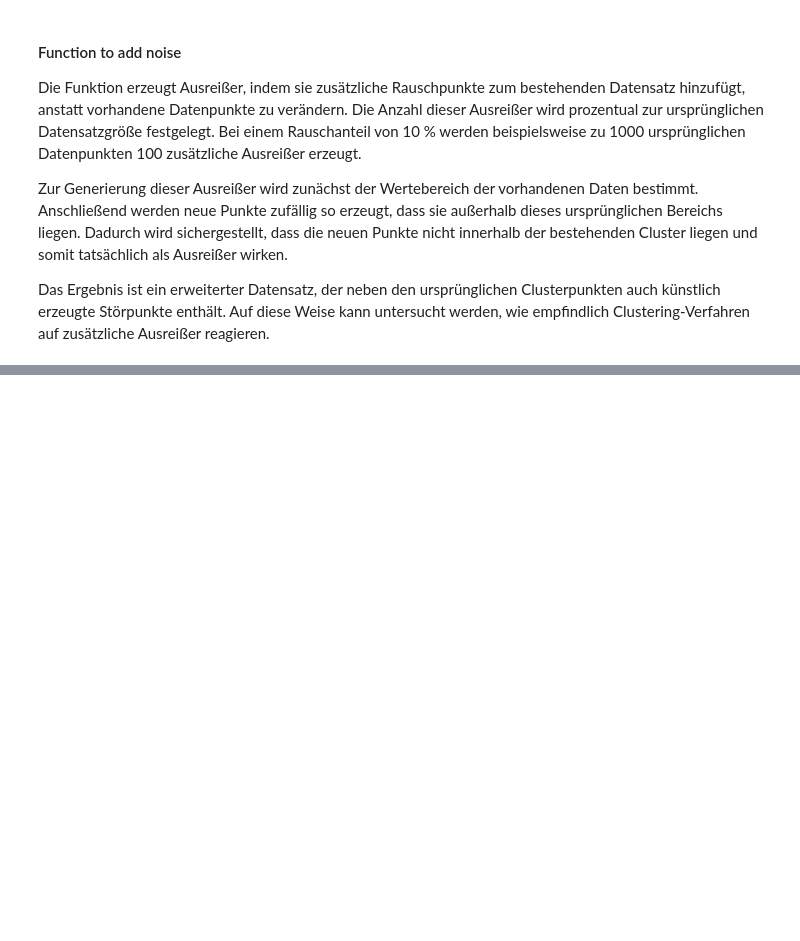
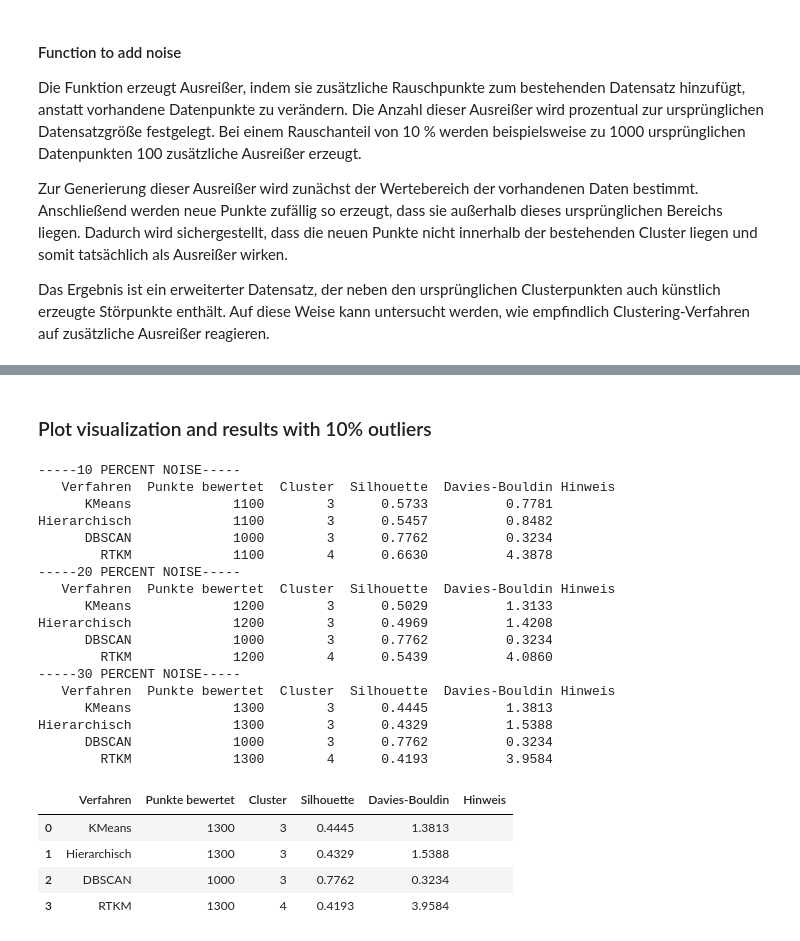
Before and after one commit to niMtAndoX/clust-methods-noise-eval, a Jupyter notebook: notebook/eval-clust-methods.ipynb, the cells around one changed output, grey strips where cells are left out. Saved outputs shown, nothing was run; the diff lists cells and outputs as text; code cells hidden in the pictures; blank space fills up the shorter version.

```diff
--- a/notebook/eval-clust-methods.ipynb
+++ b/notebook/eval-clust-methods.ipynb
@@ -66,0 +553,62 @@ def add_outliers(X, y=None, noise_percent=10, min_distance_factor=2.5, random_st
+# %% [markdown]
+### Plot visualization and results with 10% outliers
+# %%
+#10 percent noise
+print("-----10 PERCENT NOISE-----")
+label_sets10p = [
+    ("KMeans", kmeans10p),
+    ("Hierarchisch", hcagg10p),
+    ("DBSCAN", dbscan10p),
+    ("RTKM", rtkm10p),
+]
+
+plot_clustering_comparison(X_noise10p,label_sets10p)
+clustering_metrics_table(X_noise10p, label_sets10p)
+
+#20 percent noise
+print("-----20 PERCENT NOISE-----")
+label_sets20p = [
+    ("KMeans", kmeans20p),
+    ("Hierarchisch", hcagg20p),
+    ("DBSCAN", dbscan20p),
+    ("RTKM", rtkm20p),
+]
+
+plot_clustering_comparison(X_noise20p,label_sets20p)
+clustering_metrics_table(X_noise20p, label_sets20p)
+
+#30 percent noise
+print("-----30 PERCENT NOISE-----")
+label_sets30p = [
+    ("KMeans", kmeans30p),
+    ("Hierarchisch", hcagg30p),
+    ("DBSCAN", dbscan30p),
+    ("RTKM", rtkm30p),
+]
+
+plot_clustering_comparison(X_noise30p,label_sets30p)
+clustering_metrics_table(X_noise30p, label_sets30p)
+# %% [output]
+-----10 PERCENT NOISE-----
+   Verfahren  Punkte bewertet  Cluster  Silhouette  Davies-Bouldin Hinweis
+      KMeans             1100        3      0.5733          0.7781
+Hierarchisch             1100        3      0.5457          0.8482
+      DBSCAN             1000        3      0.7762          0.3234
+        RTKM             1100        4      0.6630          4.3878
+-----20 PERCENT NOISE-----
+   Verfahren  Punkte bewertet  Cluster  Silhouette  Davies-Bouldin Hinweis
+      KMeans             1200        3      0.5029          1.3133
+Hierarchisch             1200        3      0.4969          1.4208
+      DBSCAN             1000        3      0.7762          0.3234
+        RTKM             1200        4      0.5439          4.0860
+-----30 PERCENT NOISE-----
+   Verfahren  Punkte bewertet  Cluster  Silhouette  Davies-Bouldin Hinweis
+      KMeans             1300        3      0.4445          1.3813
+Hierarchisch             1300        3      0.4329          1.5388
+      DBSCAN             1000        3      0.7762          0.3234
+        RTKM             1300        4      0.4193          3.9584
+|  | Verfahren | Punkte bewertet | Cluster | Silhouette | Davies-Bouldin | Hinweis |
+| 0 | KMeans | 1300 | 3 | 0.4445 | 1.3813 |  |
+| 1 | Hierarchisch | 1300 | 3 | 0.4329 | 1.5388 |  |
+| 2 | DBSCAN | 1000 | 3 | 0.7762 | 0.3234 |  |
+| 3 | RTKM | 1300 | 4 | 0.4193 | 3.9584 |  |
```
Also changed, not shown: parts of 23 cells of this notebook, 3 other files.
